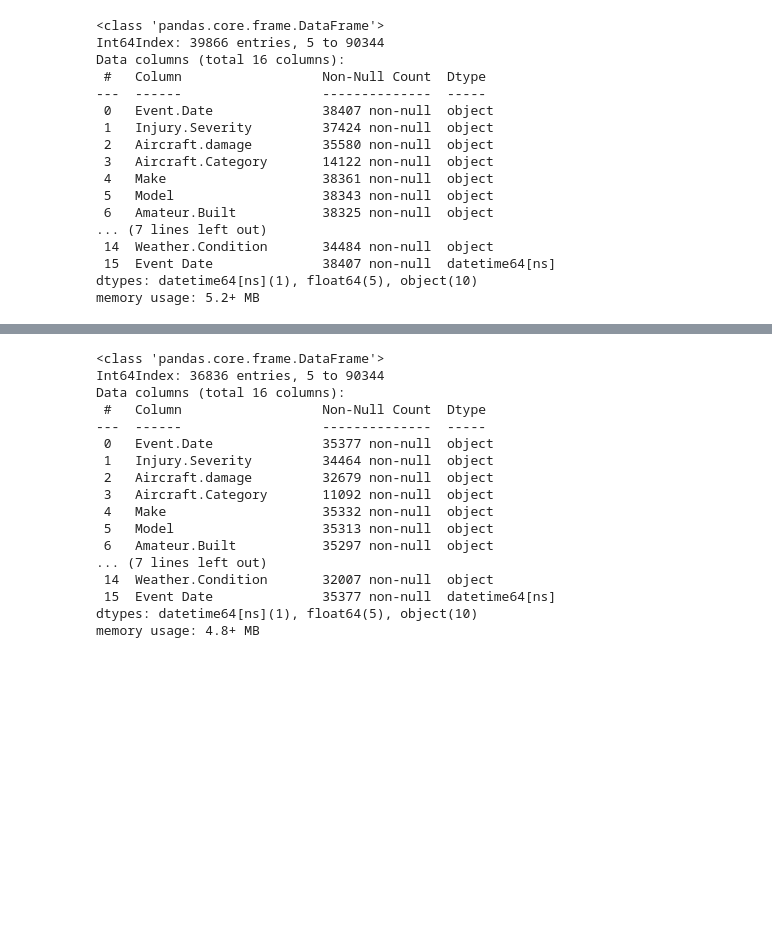
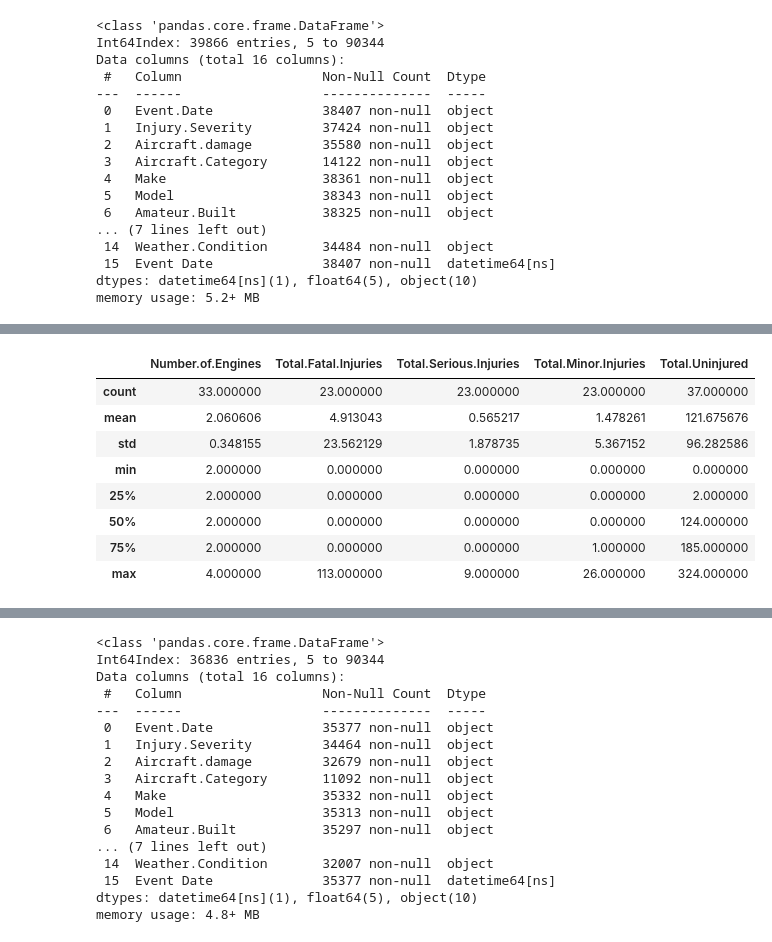
Before and after one commit to sfp13VA/Phase_1_Project, a Jupyter notebook: notebook.ipynb, the cells around one changed output, grey strips where cells are left out. Drawn from its saved outputs; the diff is of its cells as text; code cells hidden in the pictures; blank space fills up the shorter version.

```diff
--- a/notebook.ipynb
+++ b/notebook.ipynb
@@ -290,0 +303,12 @@ data = data[~data['Aircraft.Category'].isin(values_to_remove)]
+# %%
+data[data['Make']== 'Airbus'].describe()
+# %% [output]
+|  | Number.of.Engines | Total.Fatal.Injuries | Total.Serious.Injuries | Total.Minor.Injuries | Total.Uninjured |
+| count | 33.000000 | 23.000000 | 23.000000 | 23.000000 | 37.000000 |
+| mean | 2.060606 | 4.913043 | 0.565217 | 1.478261 | 121.675676 |
+| std | 0.348155 | 23.562129 | 1.878735 | 5.367152 | 96.282586 |
+| min | 2.000000 | 0.000000 | 0.000000 | 0.000000 | 0.000000 |
+| 25% | 2.000000 | 0.000000 | 0.000000 | 0.000000 | 2.000000 |
+| 50% | 2.000000 | 0.000000 | 0.000000 | 0.000000 | 124.000000 |
+| 75% | 2.000000 | 0.000000 | 0.000000 | 1.000000 | 185.000000 |
+| max | 4.000000 | 113.000000 | 9.000000 | 26.000000 | 324.000000 |
```
Also changed, not shown: parts of 31 cells of this notebook.
